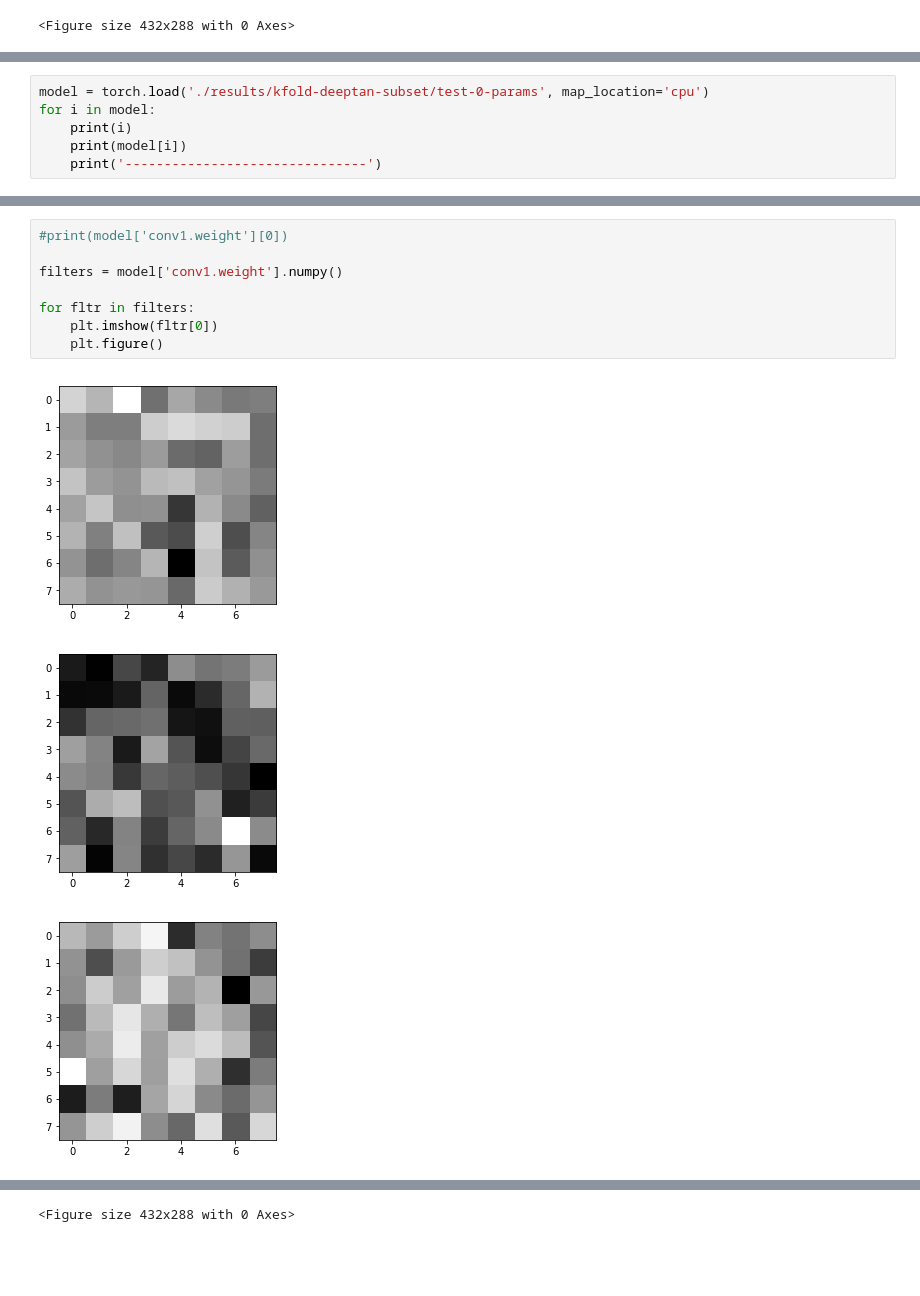
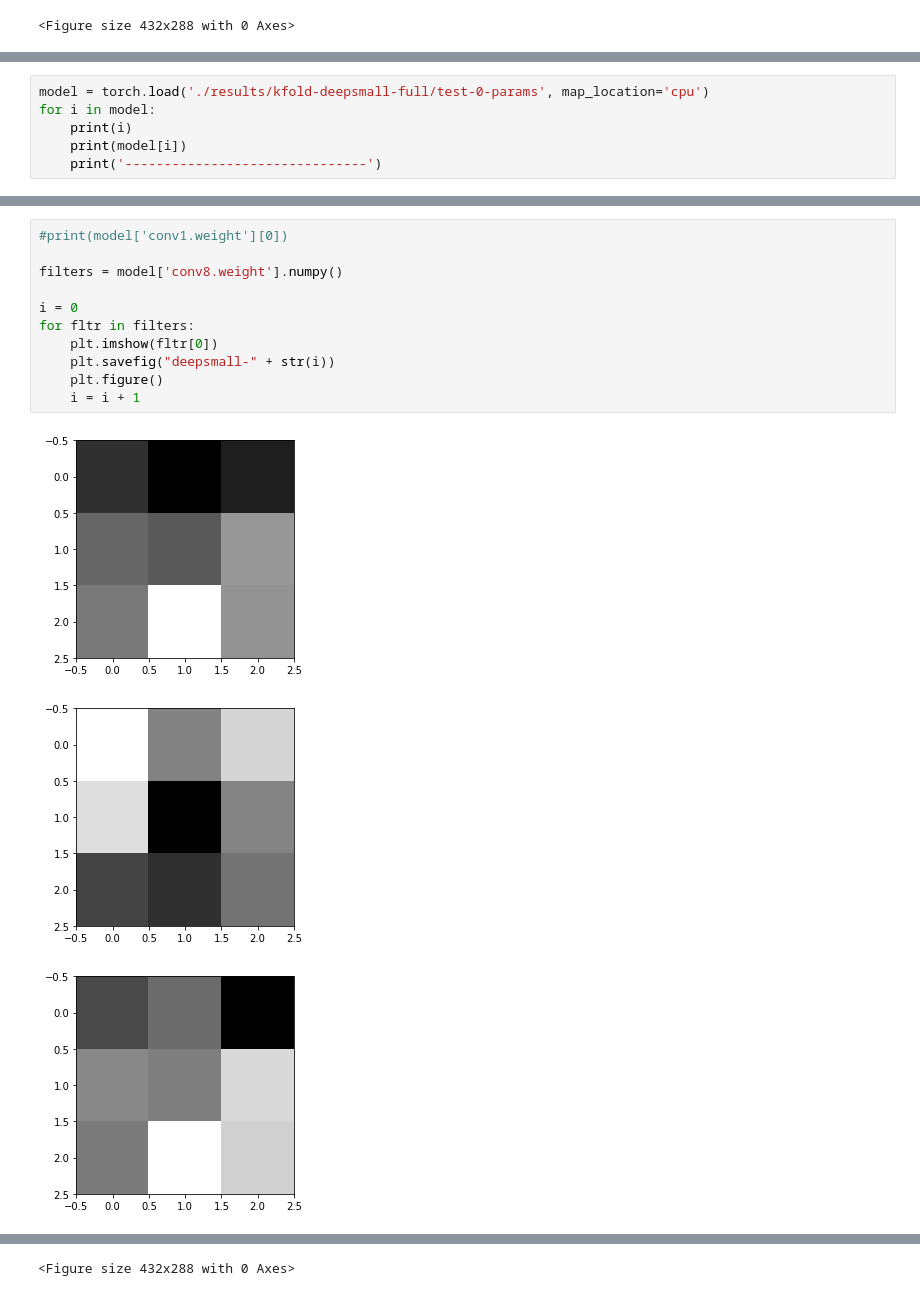
Before and after one commit to rogermilroy/190_PA3, a Jupyter notebook: graph_data.ipynb, the cells around one changed output, grey strips where cells are left out. Saved outputs shown, nothing was run; the diff lists cells and outputs as text; blank space fills up the shorter version.

```diff
--- a/graph_data.ipynb
+++ b/graph_data.ipynb
@@ -43,5 +88,5 @@ plt.figure()
 # %%
-model = torch.load('./results/kfold-deeptan-subset/test-0-params', map_location='cpu')
+model = torch.load('./results/kfold-deepsmall-full/test-0-params', map_location='cpu')
 for i in model:
     print(i)
     print(model[i])
@@ -87,12 +112,15 @@ tensor([[[[ 0.0712,  0.0339,  0.1238, -0.0489,  0.0172, -0.0183, -0.0382,
 # %%
 #print(model['conv1.weight'][0])
 
-filters = model['conv1.weight'].numpy()
+filters = model['conv8.weight'].numpy()
 
+i = 0
 for fltr in filters:
     plt.imshow(fltr[0])
+    plt.savefig("deepsmall-" + str(i))
     plt.figure()
+    i = i + 1
 # %% [output]
-[figure, old version]
+[figure, new version]
-[figure, old version]
+[figure, new version]
-[figure, old version]
+[figure, new version]
```
Also changed, not shown: parts of 10 cells of this notebook, 12 other files.
